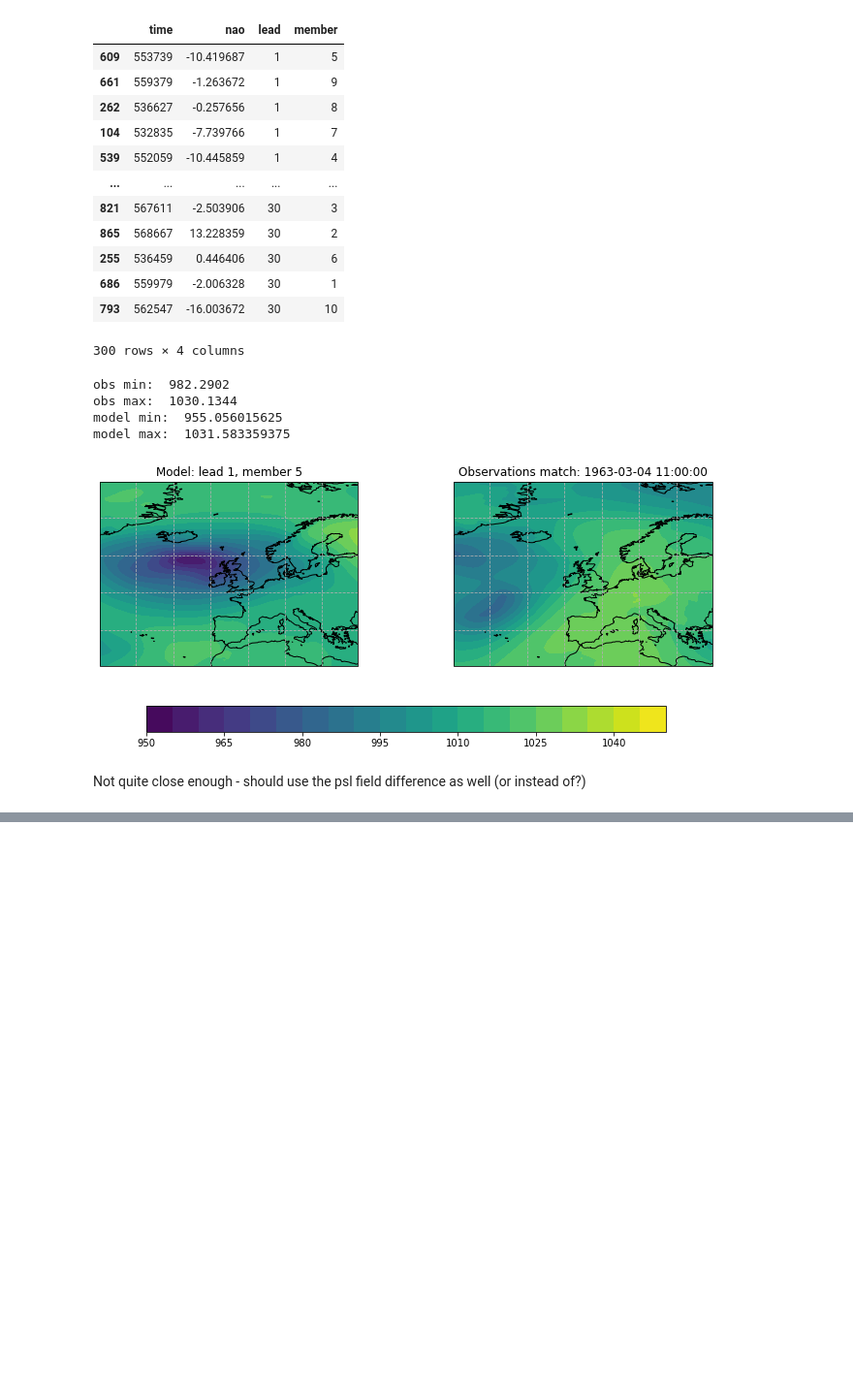
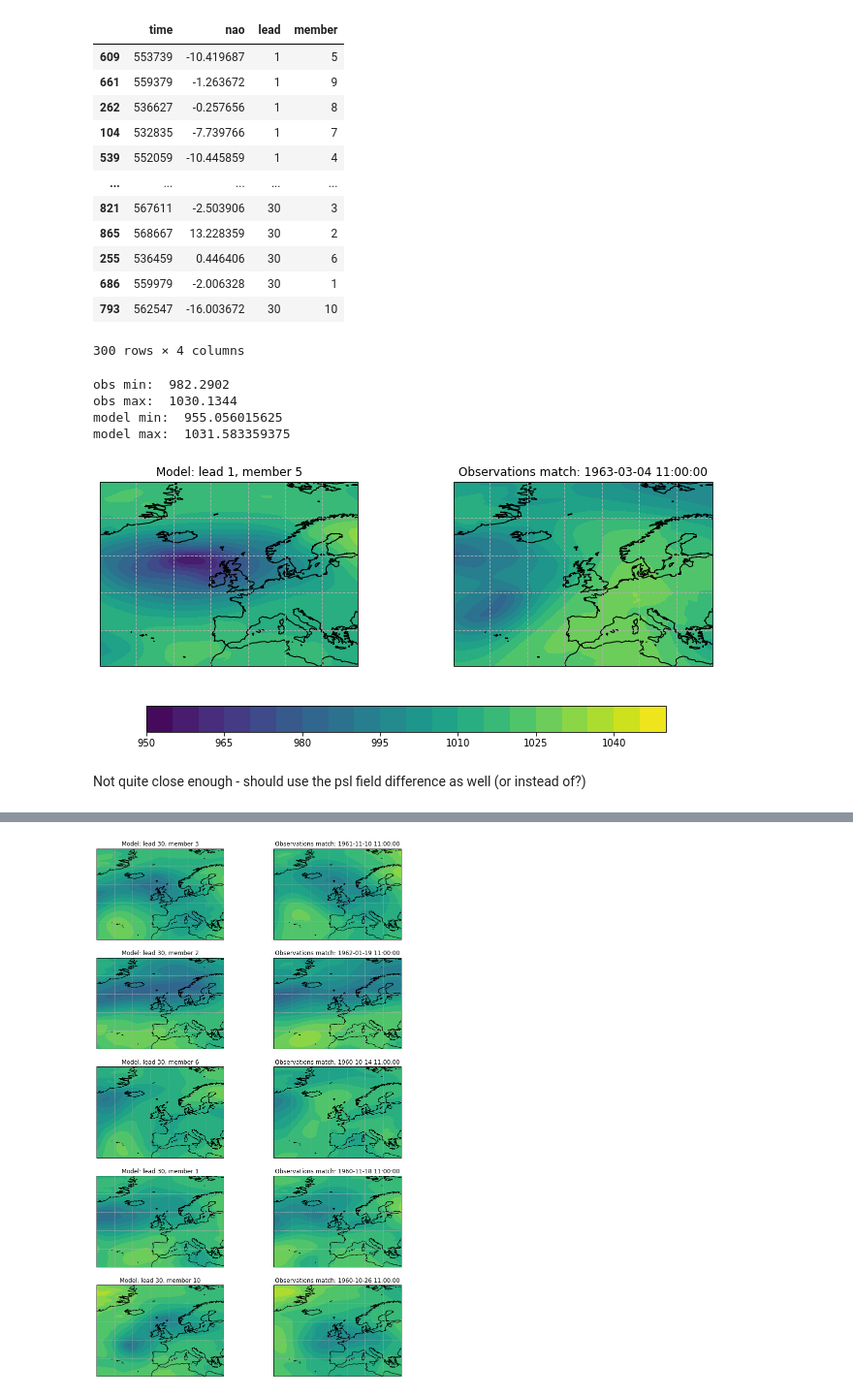
Before and after one commit to benhutchmet/unseen_multi_year, a Jupyter notebook: testing_model_analogs.ipynb, the cells around one changed output, grey strips where cells are left out. Shown at 97% size. Saved outputs shown, nothing was run; the diff lists cells and outputs as text; code cells hidden in the pictures; blank space fills up the shorter version.

```diff
--- a/testing_model_analogs.ipynb
+++ b/testing_model_analogs.ipynb
@@ -751,0 +771,15 @@ Not quite close enough - should use the psl field difference as well (or instead
+# %%
+# extract the array from the obs cube
+obs_cube_regrid_first_5_years_array = obs_cube_regrid_first_5_years.data
+
+# module cube
+model_cube_array = model_cube.data
+# %%
+# extract the members
+members = model_cube.coord("member").points
+
+# extract the leads
+leads = model_cube.coord("lead").points
+# %%
+# extract the times for the obs cube regrid first 5 years
+times = obs_cube_regrid_first_5_years.coord("time").points
@@ -751,0 +882,3 @@ Not quite close enough - should use the psl field difference as well (or instead
+# %%
+# reset the index of the mse_df_model_matched
+mse_df_model_matched.reset_index(drop=True, inplace=True)
@@ -751,0 +901,65 @@ Not quite close enough - should use the psl field difference as well (or instead
+# %%
+# plot the first 5 rows of the mse_df_model_matched
+
+# set up the figure as 5 rows and 2 columns
+fig, axs = plt.subplots(5, 2, figsize=(12, 20), subplot_kw={'projection': ccrs.PlateCarree()})
+
+# loop over the first 5 rows of the mse_df_model_matched
+for i, row in mse_df_model_matched.iloc[-5:].iterrows():
+
+    # make sure that the first i is 0
+    i = i - 295
+
+    # extract the lead and member
+    lead = row["lead"]
+    member = row["member"]
+    time = row["time"]
+
+    # print("i: ", i)
+    # print("row: ", row)
+    # print("lead: ", lead)
+    # print("member: ", member)
+    # print("time: ", time)
+
+    # extract the model cube for the lead and member
+    model_cube_subset = model_cube.extract(iris.Constraint(lead=lead, member=member))
+
+    # set up the time usin cf_time
+    time = cftime.num2date(time, 'hours since 1900-01-01', 'gregorian')
+
+    # extract the obs cube regrid for the time
+    obs_cube_regrid_time = obs_cube_regrid.extract(iris.Constraint(time=time))
+
+    # extract the model and obs fields
+    model_field = model_cube_subset.data / 100
+    obs_field = obs_cube_regrid_time.data / 100
+
+    # extract the lats and lons
+    lats = obs_cube_regrid_time.coord("latitude").points
+    lons = obs_cube_regrid_time.coord("longitude").points
+
+    # set up the contour levels
+    clevs = np.linspace(950, 1050, 21)
+
+    # include coastlines
+    axs[i, 0].coastlines()
+
+    # include the gridlines
+    gl = axs[i, 0].gridlines(crs=ccrs.PlateCarree(), draw_labels=False, linestyle="--")
+
+    # set the title
+    axs[i, 0].set_title(f"Model: lead {int(lead)}, member {int(member)}")
+
+    axs[i, 0].contourf(lons, lats, model_field, clevs, transform=ccrs.PlateCarree(), cmap='viridis')
+
+    # include coastlines
+    axs[i, 1].coastlines()
+
+    # include the gridlines
+    gl = axs[i, 1].gridlines(crs=ccrs.PlateCarree(), draw_labels=False, linestyle="--")
+
+    # Observations match
+    axs[i, 1].set_title(f"Observations match: {time}")
+
+    myplot = axs[i, 1].contourf(lons, lats, obs_field, clevs, transform=ccrs.PlateCarree(), cmap='viridis')
+# %% [output]
@@ -752 +983,2 @@ Not quite close enough - should use the psl field difference as well (or instead
+[figure, added]
 # %% [markdown]
```
Also changed, not shown: parts of 11 cells of this notebook.
